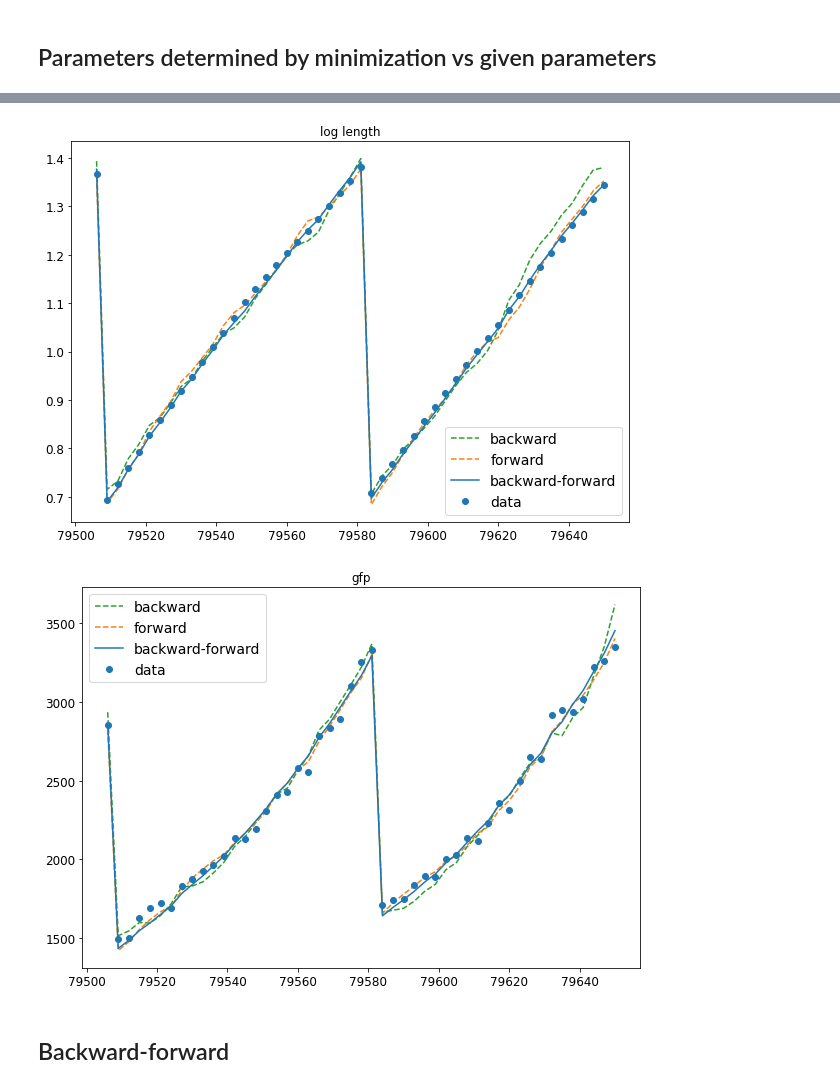
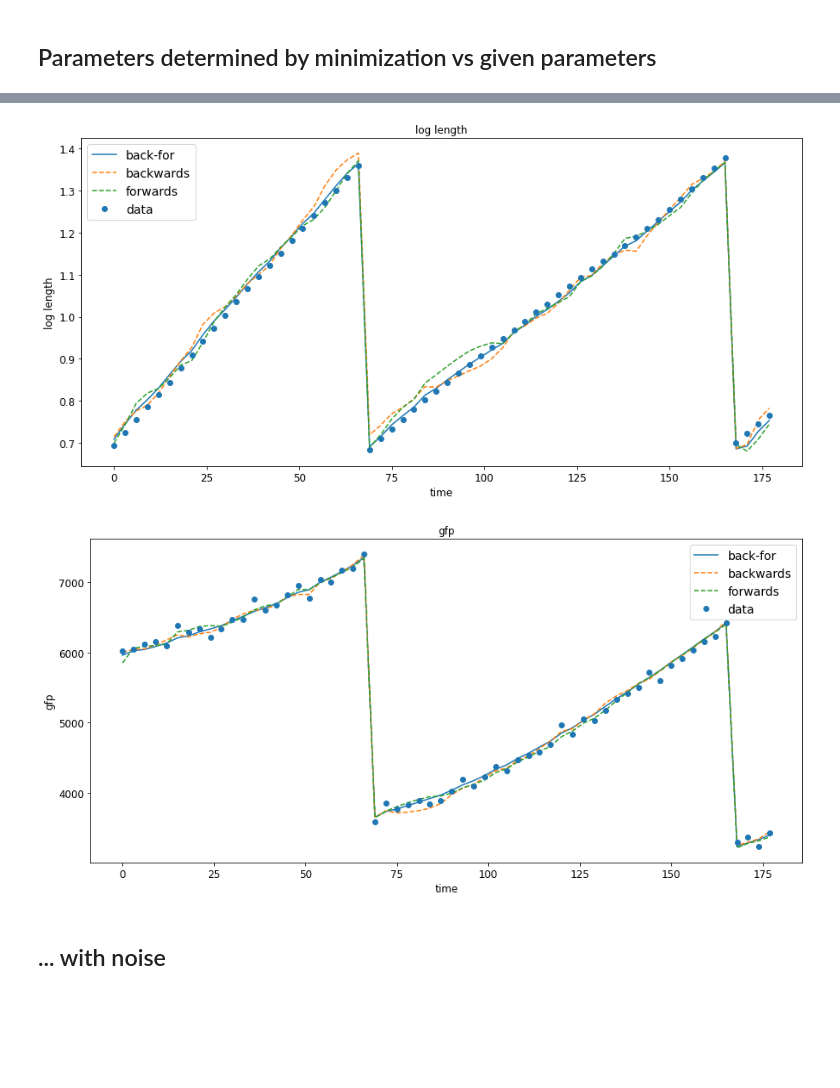
Before and after one commit to bjks/gfp_gaussian_process, a Jupyter notebook: notebooks/gfp_gaussian_prior.ipynb, the cells around one changed output, grey strips where cells are left out. Cells and saved outputs as stored; diff of their text form; code cells hidden in the pictures; blank space fills up the shorter version.

```diff
--- a/notebooks/gfp_gaussian_prior.ipynb
+++ b/notebooks/gfp_gaussian_prior.ipynb
@@ -246,12 +237,10 @@ data_forward.head()
 # %%
 def plot_time_series(data, cols, title=None, n0=0, n=200):
     cmap = plt.cm.tab10
-
     fig, ax = plt.subplots(figsize=(10,7))
     ax2 = ax.twinx()
     if title !=None:
         plt.title(title)
-
     time = data['time_min'][n0:n]
     plots = []
     for i, col in enumerate(cols):
@@ -259,23 +248,19 @@ def plot_time_series(data, cols, title=None, n0=0, n=200):
             axes = ax
         else:
            axes = ax2
-
         d = data[col][n0:n]
         plots.append(axes.plot(time, d, 'o', c=cmap(i), label=col)[0])
         axes.plot(time, d, '-', c=cmap(i))
-
         axes.set_ylabel(col)
 
     ax.set_xlabel('time (min)')
-
     ax.legend(plots, [l.get_label() for l in plots])
     plt.show()
 
 
-
-def compare_time_series(data, cols, data2, cols2, data_slice, title=None, compared_to=0):
+def compare_time_series(data, cols, data2, cols2, data_slice, title=None):
     cmap = plt.cm.tab10
-    fig, ax = plt.subplots(figsize=(10,7))
+    fig, ax = plt.subplots(figsize=(15,7))
 
     if title !=None:
         plt.title(title)
@@ -289,29 +274,41 @@ def compare_time_series(data, cols, data2, cols2, data_slice, title=None, compar
 
     for i, col in enumerate(cols2):
         d = data2[col][data_slice]
-        plots.append(ax.plot(time, d, '-', c=cmap(compared_to), label=col)[0])
+        plots.append(ax.plot(time, d, '-', c=cmap(i), label=col)[0])
 
     ax.set_xlabel('time (min)')
     ax.legend(plots, [l.get_label() for l in plots])
     plt.show()
 
 
-def compare_predictios(predictions, col, data, data_col, data_slice, title=None):
+def compare_predictios(predictions, labels, col, data, data_col, data_slice, title=None, ratio=None):
     cmap = plt.cm.tab10
-    fig, ax = plt.subplots(figsize=(10,7))
+    fig, ax = plt.subplots(figsize=(15,7))
     plots = []
 
     if title !=None:
         plt.title(title)
+        ax.set_ylabel(title)
 
     time = data['time_min'][data_slice]
 
-    plots.append(ax.plot(time, predictions[0][col][data_slice], '--', c=cmap(2), label="backward")[0])
-    plots.append(ax.plot(time, predictions[1][col][data_slice], '--', c=cmap(1), label="forward")[0])
-    plots.append(ax.plot(time, predictions[2][col][data_slice], '-', c=cmap(0), label="backward-forward")[0])
+    for i, p in enumerate(predictions):
+        if i == 0:
+            ls = '-'
+        else:
+            ls ='--'
+        plots.append(ax.plot(time, p[col][data_slice], ls, c=cmap(i), label=labels[i])[0])
+    ax.set_xlabel("time")
 
     plots.append(ax.plot(time, data[data_col][data_slice], 'o', c=cmap(0), label="data")[0])
 
+    if ratio!=None:
+        ax2 = ax.twinx()
+        plots.append(ax2.plot(time,
+                    predictions[ratio[0]][col][data_slice]/predictions[ratio[1]][col][data_slice],
+                    color='grey', label='ratio')[0])
+        ax2.axhline(y=1, ls='--', color='grey')
+        ax2.set_ylabel("ratio")
+
     ax.legend(plots, [l.get_label() for l in plots])
-
     plt.show()
@@ -318,12 +317,12 @@ def compare_predictios(predictions, col, data, data_col, data_slice, title=None)
 # %%
-data_slice = slice(-50,-1)
-compare_predictios([data_backward, data_forward, data_prediction], 'mean_x', data_dat, 'log_leng_no_noise',data_slice, "log length")
-compare_predictios([data_backward, data_forward, data_prediction], 'mean_g', data_dat, 'gfp_no_noise',data_slice, "gfp")
+data_slice = slice(0,60)
+compare_predictios([data_prediction, data_backward, data_forward], ['back-for', 'backwards', 'forwards'], 'mean_x', data_dat, 'log_leng_no_noise',data_slice, "log length")
+compare_predictios([data_prediction, data_backward, data_forward], ['back-for', 'backwards', 'forwards'],'mean_g', data_dat, 'gfp_no_noise',data_slice, "gfp")
 # %% [output]
-[figure, old version]
+[figure, new version]
-[figure, old version]
+[figure, new version]
-# %% [markdown]
-## Backward-forward
+# %% [markdown]
+## ... with noise
 # %%
 
 compare_time_series(data_dat, ['log_leng_no_noise','log_leng_noise'], data_prediction, ['mean_x'], data_slice)
```
Also changed, not shown: parts of 34 cells of this notebook, 10 other files.
